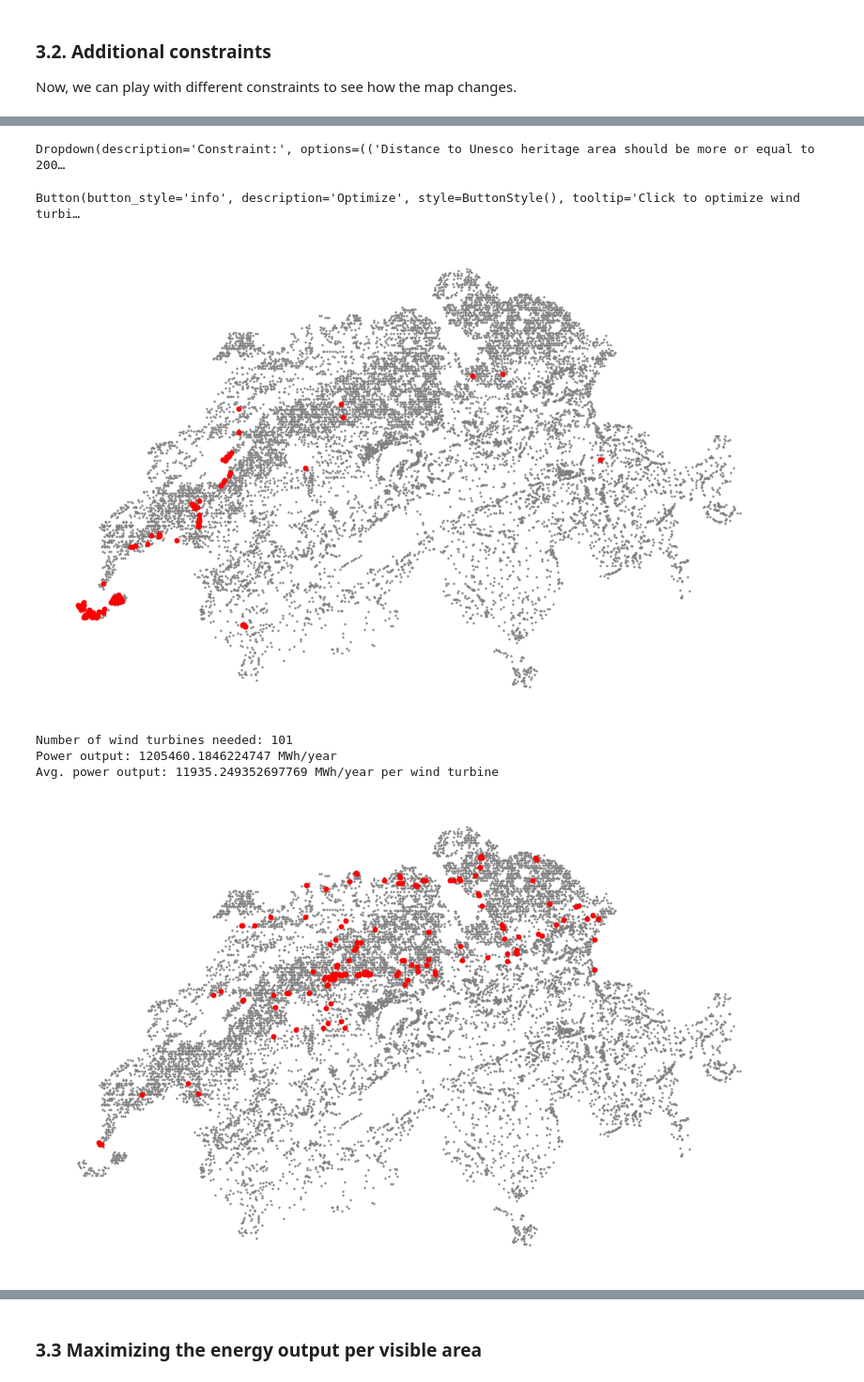
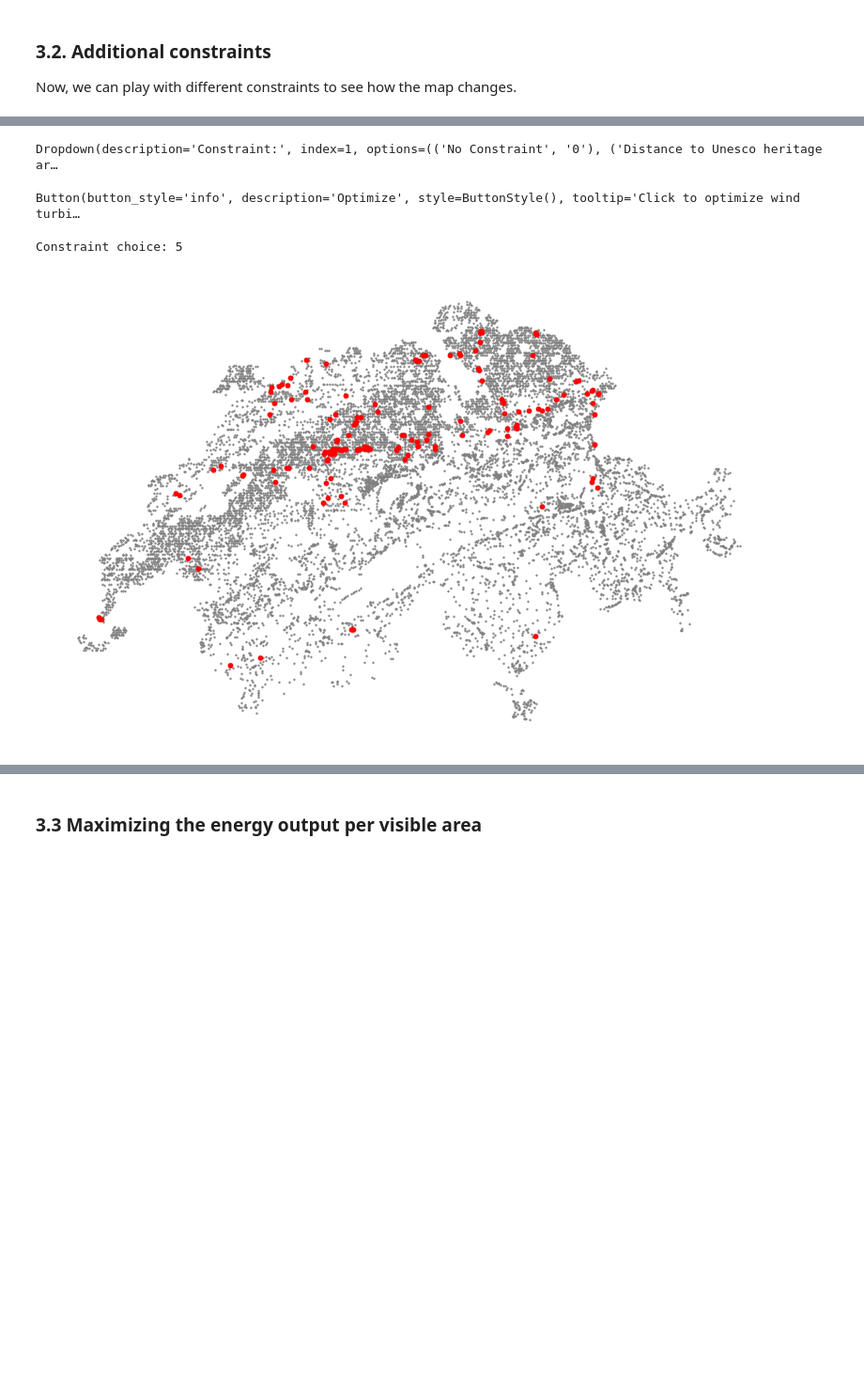
Before and after one commit to percw/Swiss_wind-turbine_optimization, a Jupyter notebook: wind_optimization.ipynb, the cells around one changed output, grey strips where cells are left out. Shown at 94% size. Cells and saved outputs as stored; diff of their text form; code cells hidden in the pictures; blank space fills up the shorter version.

```diff
--- a/wind_optimization.ipynb
+++ b/wind_optimization.ipynb
@@ -398,29 +442,34 @@ $Maximize: \sum_{i \in I} (e_{i} - t) * x_{i}$
 
 The solution is a vector $x$ that satisfies the constraints and maximizes the objective function. If there is no such vector, the problem does not have an optimal solution.
 # %%
+# Import widgets
+from ipywidgets import interact, interactive, fixed, interact_manual, widgets
 
-def apply_constraints(solver, constraint_choice, gdf, x, unesco_treshhold, housing_treshhold, transmission_treshhold):
+
+def apply_constraints(solver, constraint_choice, gdf, x, unesco_threshold, housing_threshold, transmission_threshold):
     """Applies constraints to the solver based on user's choice."""
+
+    print(f'Constraint choice: {constraint_choice}')
 
     # Total production should be 1.2 TWh/yha or more for all constraints
     solver.Add(sum(x[i] * gdf.prod_MW[i] for i in range(len(gdf))) >= 1200000)
 
     if constraint_choice == '1':
-        # Distance to Unesco heritage area should be more or equal to 2000m (2km)
+        # Distance to Unesco heritage area and regional natural park
         for i in range(len(gdf)):
-            if gdf.DIST_UNE_N[i] < unesco_treshhold or gdf.DIST_UNE_K[i] < unesco_treshhold:
+            if gdf.DIST_UNE_N[i] < unesco_threshold or gdf.DIST_UNE_K[i] < unesco_threshold or gdf.DIST_REG_N[i] < unesco_threshold or gdf.DIST_NATPA[i] < unesco_threshold:
                 solver.Add(x[i] == 0)
 
     elif constraint_choice == '2':
         # Distance to housing zone area should be more or equal to 1000m (1km)
         for i in range(len(gdf)):
-            if gdf.DIST_HZ[i] < housing_treshhold:
+            if gdf.DIST_HZ[i] < housing_threshold:
                 solver.Add(x[i] == 0)
 
     elif constraint_choice == '3':
         # Distance to transmission should be less or equal to 1500m (1.5km)
         for i in range(len(gdf)):
-            if gdf.DIST_PL[i] > transmission_treshhold:
+            if gdf.DIST_PL[i] > transmission_threshold:
                 solver.Add(x[i] == 0)
 
     elif constraint_choice == '4':
@@ -432,17 +481,17 @@ def apply_constraints(solver, constraint_choice, gdf, x, unesco_treshhold, housi
     elif constraint_choice == '5':
         # Include all constraints
         for i in range(len(gdf)):
-            if gdf.DIST_UNE_N[i] < unesco_treshhold or gdf.DIST_UNE_K[i] < unesco_treshhold:
+            if gdf.DIST_UNE_N[i] < unesco_threshold or gdf.DIST_UNE_K[i] < unesco_threshold or gdf.DIST_REG_N[i] < unesco_threshold or gdf.DIST_NATPA[i] < unesco_threshold:
                 solver.Add(x[i] == 0)
-            if gdf.DIST_HZ[i] < housing_treshhold:
+            if gdf.DIST_HZ[i] < housing_threshold:
                 solver.Add(x[i] == 0)
-            if gdf.DIST_PL[i] > transmission_treshhold:
+            if gdf.DIST_PL[i] > transmission_threshold:
                 solver.Add(x[i] == 0)
             if gdf.FFF[i] == 1:
                 solver.Add(x[i] == 0)
 
 
-def optimize_wind_turbine_placement(b):
+def optimize_wind_turbine_placement(b, unesco_threshold, housing_threshold, transmission_threshold):
     """Optimizes wind turbine placement based on constraints."""
 
     # Set up the solver
@@ -453,7 +502,8 @@ def optimize_wind_turbine_placement(b):
 
     # Define the constraints based on user's choice
     constraint_choice = dropdown.value
-    apply_constraints(solver, constraint_choice, gdf, x, unesco_treshhold, housing_treshhold, transmission_treshhold)
+    apply_constraints(solver, constraint_choice, gdf, x,
+                      unesco_threshold, housing_threshold, transmission_threshold)
 
     # Define the objective function: Minimize the number of wind turbines
     solver.Minimize(solver.Sum(x[i] for i in range(len(gdf))))
@@ -478,47 +528,54 @@ def optimize_wind_turbine_placement(b):
         num_turbines = len(selected_locations)
         total_output = sum(gdf.iloc[i]['prod_MW'] for i in range(
             len(gdf)) if x[i].solution_value() > 0)
         print(f'Number of wind turbines needed: {num_turbines}')
         print(f'Power output: {total_output} MWh/year')
-        print(f'Avg. power output: {total_output/num_turbines} MWh/year per wind turbine')
+        print(
+            f'Avg. power output: {total_output/num_turbines} MWh/year per wind turbine')
+
+        # Printing the unique Cantons where the wind turbines are placed
+        cantons = []
+        for i in range(len(gdf)):
+            if x[i].solution_value() > 0:
+                cantons.append(gdf.iloc[i]['CANT_NAME'])
+        print(f'Unique Cantons: {set(cantons)}')
     else:
         print('The problem does not have an optimal solution.')
 
-unesco_treshhold = 2000
-housing_treshhold = 1000
-transmission_treshhold = 1500
+
+unesco_threshold = 2000
+housing_threshold = 1000
+transmission_threshold = 1500
 
 # Create dropdown menu
 dropdown = widgets.Dropdown(options=[
-    (f'Distance to Unesco heritage area should be more or equal to {unesco_treshhold}m', '1'),
-    (f'Distance to housing zone area should be more or equal to {housing_treshhold}m ', '2'),
-    (f'Distance to transmission should be less or equal to {transmission_treshhold}', '3'),
+    (f'No Constraint', '0'),
+    (f'Distance to Unesco heritage area should be more or equal to {unesco_threshold}m', '1'),
+    (f'Distance to housing zone area should be more or equal to {housing_threshold}m ', '2'),
+    (f'Distance to transmission should be less or equal to {transmission_threshold}', '3'),
     ('Avoid crop rotation area', '4'),
     ('All constraints above', '5'),
 ],
     value='1',
     description='Constraint:',
 )
 
 button = widgets.Button(
     description='Optimize',
     button_style='info',   # 'success', 'info', 'warning', 'danger' or ''
     tooltip='Click to optimize wind turbine placement',
 )
 
+
 def on_button_clicked(b):
-    optimize_wind_turbine_placement(dropdown.value)
+    optimize_wind_turbine_placement(
+        dropdown.value, unesco_threshold, housing_threshold, transmission_threshold)
+
 
 button.on_click(on_button_clicked)
 display(dropdown, button)
-
-# Execute the optimization for the default choice
-optimize_wind_turbine_placement(dropdown.value)
 # %% [output]
-Dropdown(description='Constraint:', options=(('Distance to Unesco heritage area should be more or equal to 200…
+Dropdown(description='Constraint:', index=1, options=(('No Constraint', '0'), ('Distance to Unesco heritage ar…
 Button(button_style='info', description='Optimize', style=ButtonStyle(), tooltip='Click to optimize wind turbi…
+Constraint choice: 5
-[figure, old version]
+[figure, new version]
-Number of wind turbines needed: 101
-Power output: 1205460.1846224747 MWh/year
-Avg. power output: 11935.249352697769 MWh/year per wind turbine
-[figure, removed]
```
Also changed, not shown: parts of 57 cells of this notebook, 4 other files.
